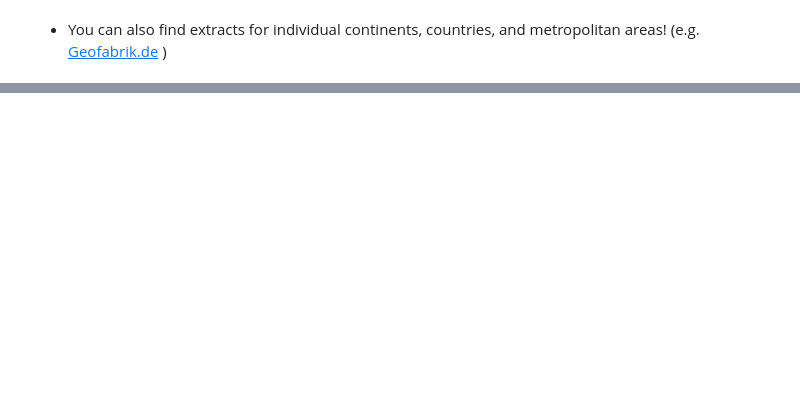
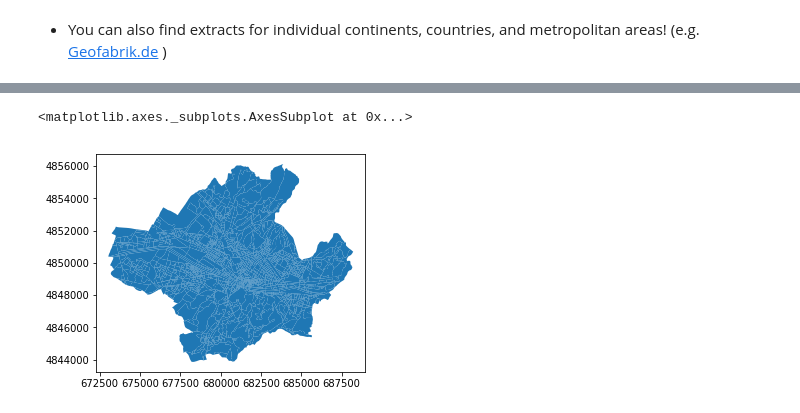
Before and after one commit to miccferr/presentations, a Jupyter notebook: pycon-it-18/pycon-nove.ipynb, the cells around one changed output, grey strips where cells are left out. Drawn from its saved outputs; the diff is of its cells as text; code cells hidden in the pictures; blank space fills up the shorter version.

```diff
--- a/pycon-it-18/pycon-nove.ipynb
+++ b/pycon-it-18/pycon-nove.ipynb
@@ -230,0 +267,11 @@ import ogr2ogr
+# %%
+# Load census tracts in Italy
+census_tracts = gpd.read_file('data/R09_11_WGS84/R09_11_WGS84.shp')
+
+# Subset to Florence's own
+florence_tracts = census_tracts.loc[census_tracts["COD_ISTAT"]== 9048017]
+
+florence_tracts.plot()
+# %% [output]
+<matplotlib.axes._subplots.AxesSubplot at 0x...>
+[figure, added]
```
Also changed, not shown: parts of 119 cells of this notebook, 1 other file.
